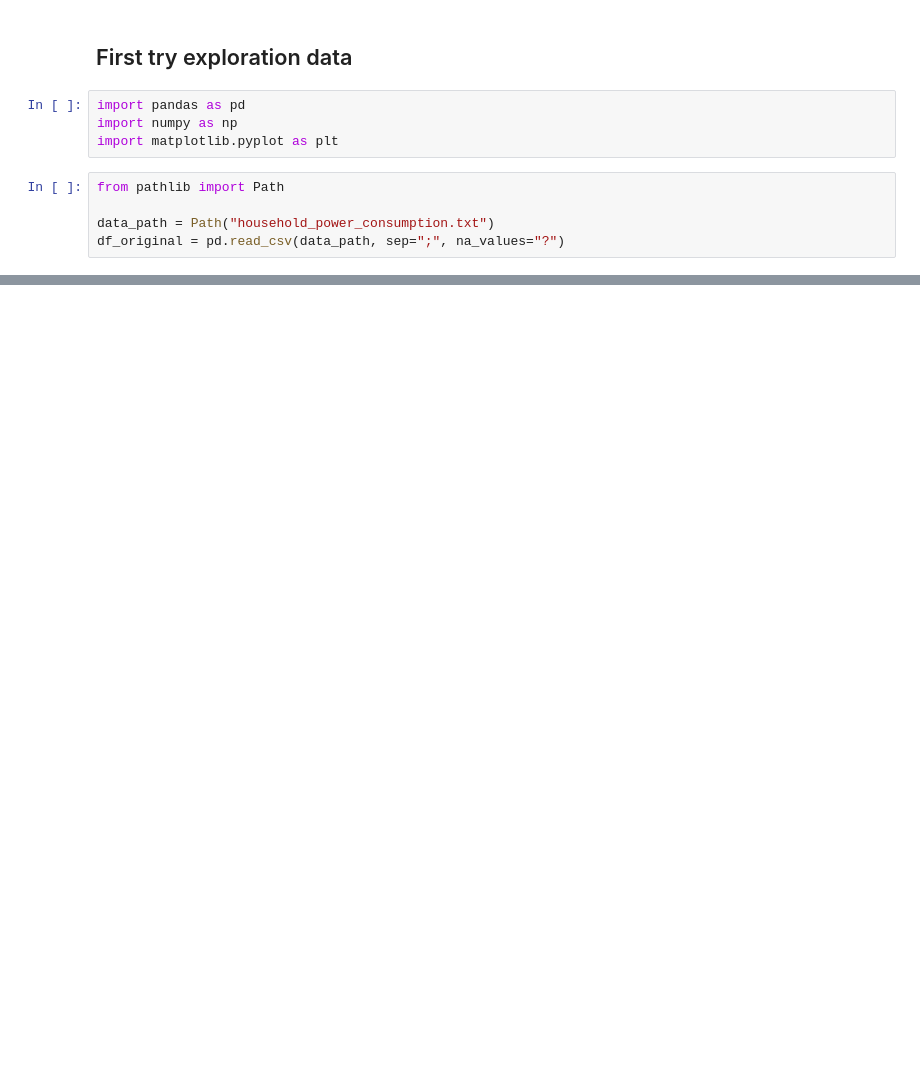
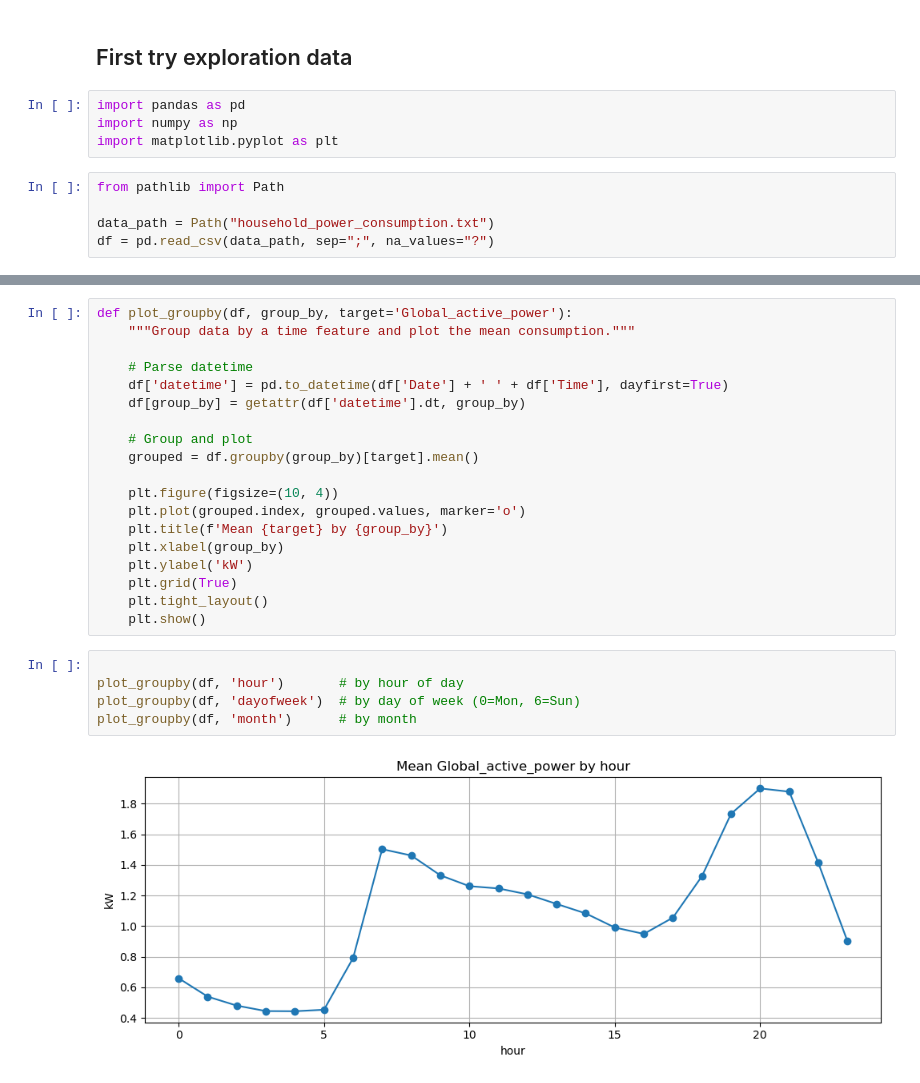
Before and after one commit to LeonLorenz147/AppliedML, a Jupyter notebook: projects/final_project_7/notebooks/exploration.ipynb, the cells around one changed output, grey strips where cells are left out. Drawn from its saved outputs; the diff is of its cells as text; blank space fills up the shorter version.

Commit message:
Add groupby plot function

```diff
--- a/projects/final_project_7/notebooks/exploration.ipynb
+++ b/projects/final_project_7/notebooks/exploration.ipynb
@@ -8,4 +8,4 @@ import matplotlib.pyplot as plt
 from pathlib import Path
 
 data_path = Path("household_power_consumption.txt")
-df_original = pd.read_csv(data_path, sep=";", na_values="?")
+df = pd.read_csv(data_path, sep=";", na_values="?")
@@ -13,0 +21,26 @@ FileNotFoundError: [Errno 2] No such file or directory: 'notebooks/household_pow
+# %%
+def plot_groupby(df, group_by, target='Global_active_power'):
+    """Group data by a time feature and plot the mean consumption."""
+
+    # Parse datetime
+    df['datetime'] = pd.to_datetime(df['Date'] + ' ' + df['Time'], dayfirst=True)
+    df[group_by] = getattr(df['datetime'].dt, group_by)
+
+    # Group and plot
+    grouped = df.groupby(group_by)[target].mean()
+
+    plt.figure(figsize=(10, 4))
+    plt.plot(grouped.index, grouped.values, marker='o')
+    plt.title(f'Mean {target} by {group_by}')
+    plt.xlabel(group_by)
+    plt.ylabel('kW')
+    plt.grid(True)
+    plt.tight_layout()
+    plt.show()
+# %%
+
+plot_groupby(df, 'hour')       # by hour of day
+plot_groupby(df, 'dayofweek')  # by day of week (0=Mon, 6=Sun)
+plot_groupby(df, 'month')      # by month
+# %% [output]
+[figure, added]
```
Also changed, not shown: parts of 3 cells of this notebook.
